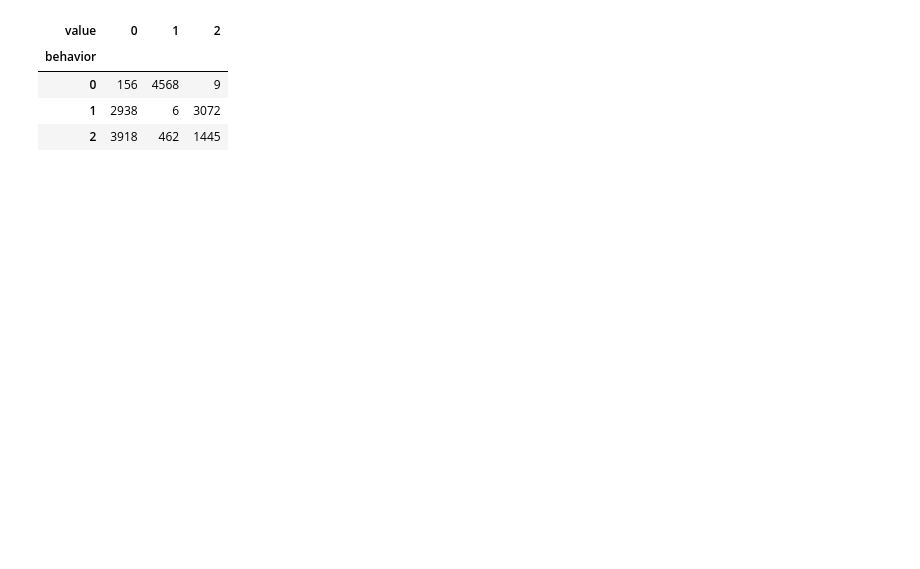
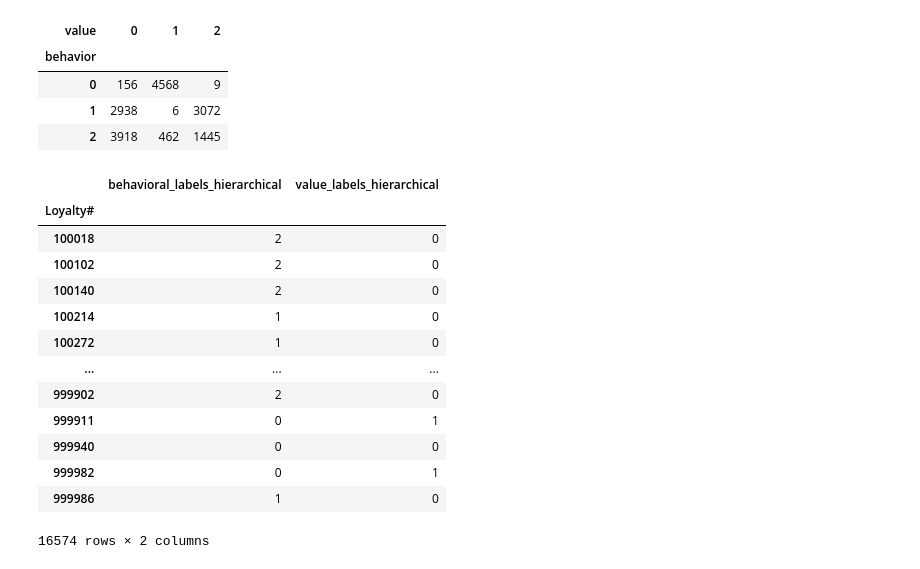
Before and after one commit to Filipesteves974/Data-Mining, a Jupyter notebook: clustering_merged copy.ipynb, the cells around one changed output. Cells and saved outputs as stored; diff of their text form; code cells hidden in the pictures; blank space fills up the shorter version.

Commit message:
falta comentar e escolher cluster

```diff
--- a/clustering_merged copy.ipynb
+++ b/clustering_merged copy.ipynb
@@ -701,3 +700,31 @@ pd.crosstab(
 | 0 | 156 | 4568 | 9 |
 | 1 | 2938 | 6 | 3072 |
 | 2 | 3918 | 462 | 1445 |
+# %%
+
+kmeans_behavior = AgglomerativeClustering(n_clusters=3, linkage='ward', metric='euclidean')
+merged_df['behavioral_labels_hierarchical'] = kmeans_behavior.fit_predict(merged_df[behavioral_features])
+
+
+# Important: need to valudate K!
+kmeans_value = AgglomerativeClustering(n_clusters=3, linkage='ward', metric='euclidean')
+merged_df['value_labels_hierarchical'] = kmeans_value.fit_predict(merged_df[value_features])
+# %%
+label_cols = ['behavioral_labels_hierarchical', 'value_labels_hierarchical']
+
+merged_df[label_cols]
+# %% [output]
+|  | behavioral_labels_hierarchical | value_labels_hierarchical |
+| Loyalty# |  |  |
+| 100018 | 2 | 0 |
+| 100102 | 2 | 0 |
+| 100140 | 2 | 0 |
+| 100214 | 1 | 0 |
+| 100272 | 1 | 0 |
+| ... | ... | ... |
+| 999902 | 2 | 0 |
+| 999911 | 0 | 1 |
+| 999940 | 0 | 0 |
+| 999982 | 0 | 1 |
+| 999986 | 1 | 0 |
+16574 rows × 2 columns
```
Also changed, not shown: parts of 5 cells of this notebook.
